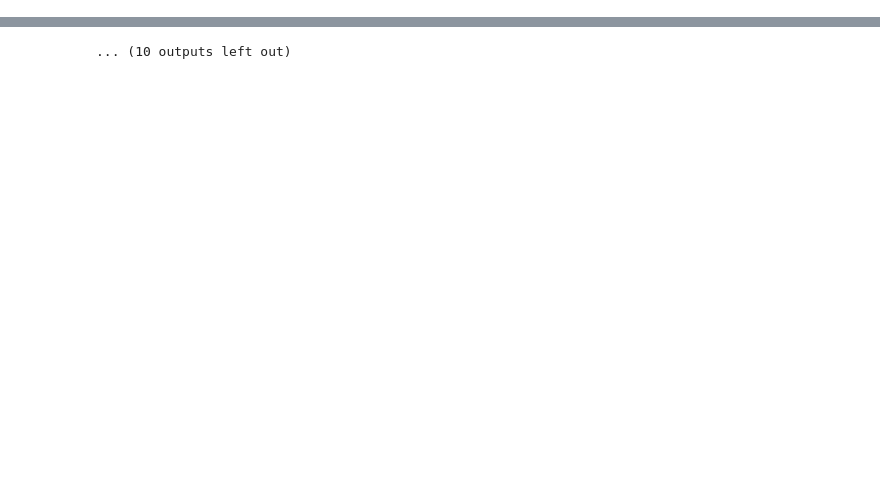
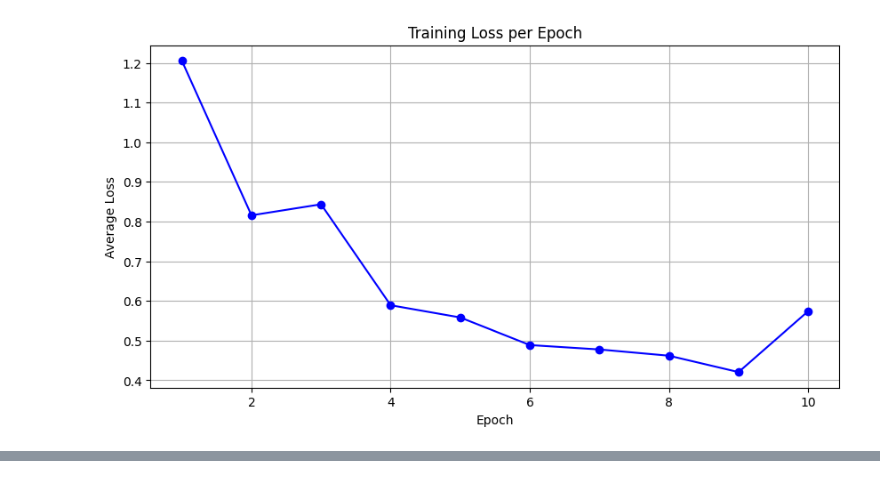
Before and after one commit to capstoneDetection/action_class, a Jupyter notebook: AI_Train/Train_GCN2.ipynb, the cells around one changed output, grey strips where cells are left out. Drawn from its saved outputs; the diff is of its cells as text; code cells hidden in the pictures; blank space fills up the shorter version.

```diff
--- a/AI_Train/Train_GCN2.ipynb
+++ b/AI_Train/Train_GCN2.ipynb
@@ -248,7 +248,7 @@ if __name__ == "__main__":
     criterion = nn.CrossEntropyLoss()
     optimizer = optim.Adam(model.parameters(), lr=0.001)
 
-    train_model(model, train_loader, criterion, optimizer, num_epochs=20)
+    train_model(model, train_loader, criterion, optimizer, num_epochs=10)
     evaluate_model(model, test_loader)
 
     torch.save(model.state_dict(), "Models/enhanced_stgcn_fall_detection.pth")
@@ -265,0 +266 @@ Epoch 10/20, Average Loss: 0.5742
+[figure, added]
@@ -268 +267,0 @@ Epoch 12/20, Average Loss: 0.6322
-... (10 outputs left out)
```
Also changed, not shown: parts of 1 cell of this notebook, 10 other files.
